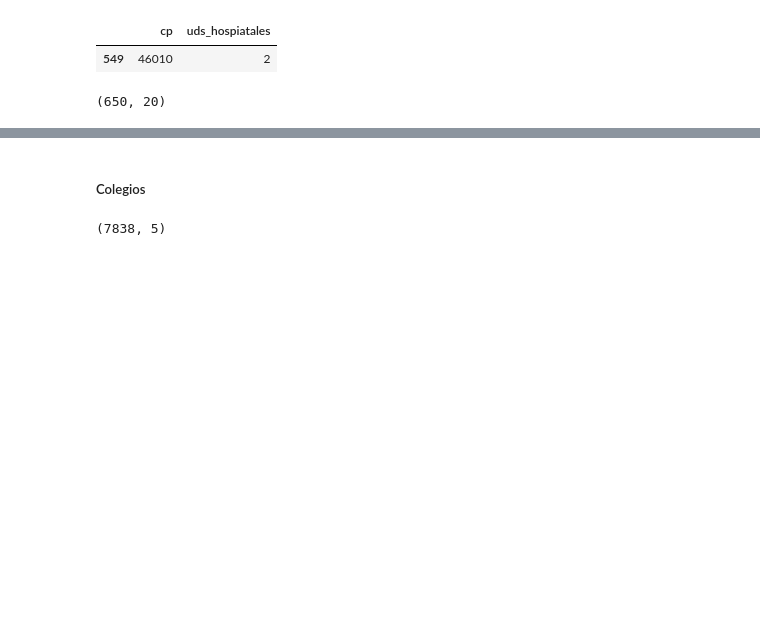
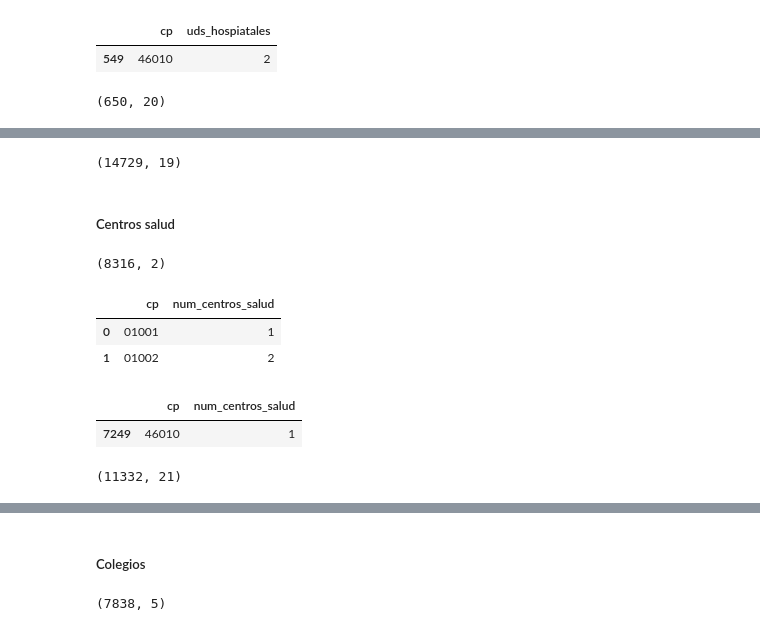
Before and after one commit to patcalsi/Exodus_urbano, a Jupyter notebook: data/patri/union_ficheros.ipynb, the cells around one changed output, grey strips where cells are left out. Saved outputs shown, nothing was run; the diff lists cells and outputs as text; code cells hidden in the pictures; blank space fills up the shorter version.

```diff
--- a/data/patri/union_ficheros.ipynb
+++ b/data/patri/union_ficheros.ipynb
@@ -198,0 +205,23 @@ union[~union['uds_hospiatales'].isnull()].shape
+# %%
+union.shape
+# %% [output]
+(14729, 19)
+# %% [markdown]
+##### Centros salud
+# %%
+centros_salud = pd.read_csv("sociedad_sanidad_centros_salud_2019_limpio.csv", index_col=0, dtype={'cp': object})
+# %%
+centros_salud.shape
+# %% [output]
+(8316, 2)
+# %%
+centros_salud.head(2)
+# %% [output]
+|  | cp | num_centros_salud |
+| 0 | 01001 | 1 |
+| 1 | 01002 | 2 |
+# %%
+centros_salud[centros_salud['cp']=='46010']
+# %% [output]
+|  | cp | num_centros_salud |
+| 7249 | 46010 | 1 |
@@ -199,3 +230,7 @@ union[~union['uds_hospiatales'].isnull()].shape
+# %%
+union[~union['num_centros_salud'].isnull()].shape
+# %% [output]
+(11332, 21)
 # %%
 union.head(2)
 # %% [output]
```
Also changed, not shown: parts of 21 cells of this notebook, 14 other files.
